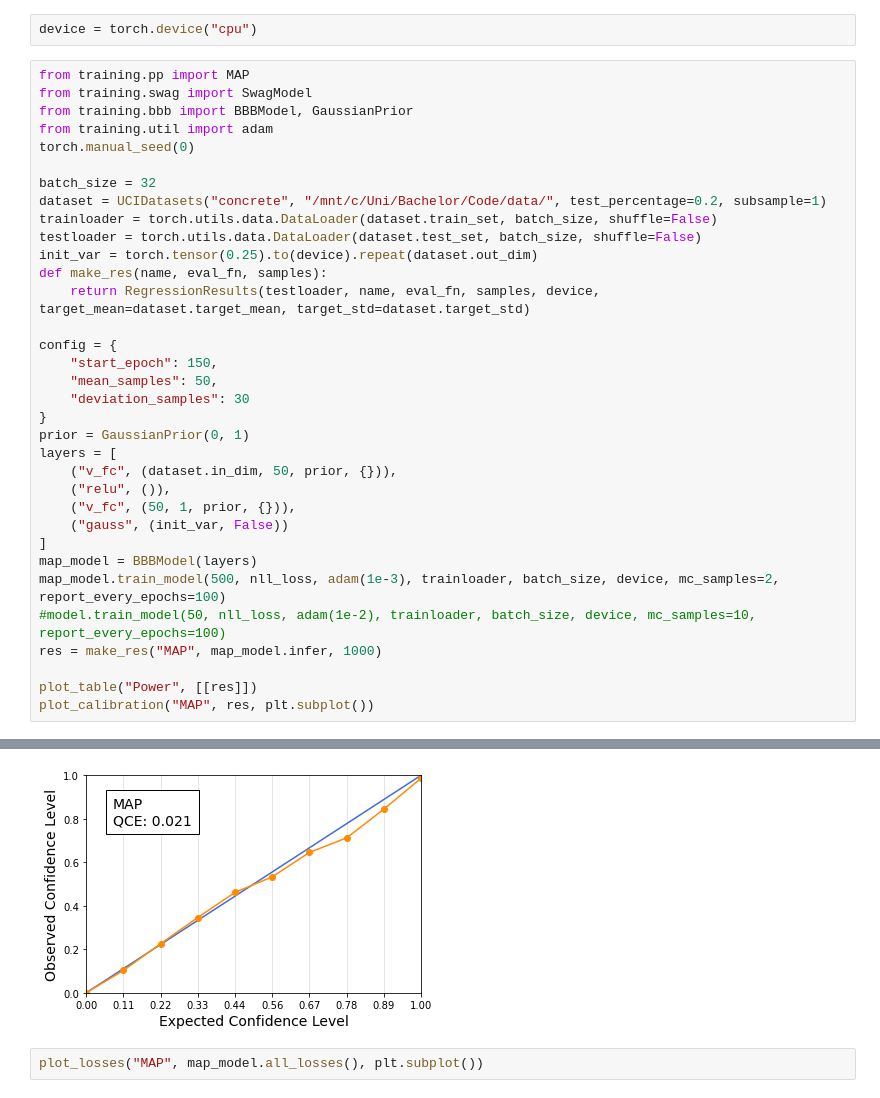
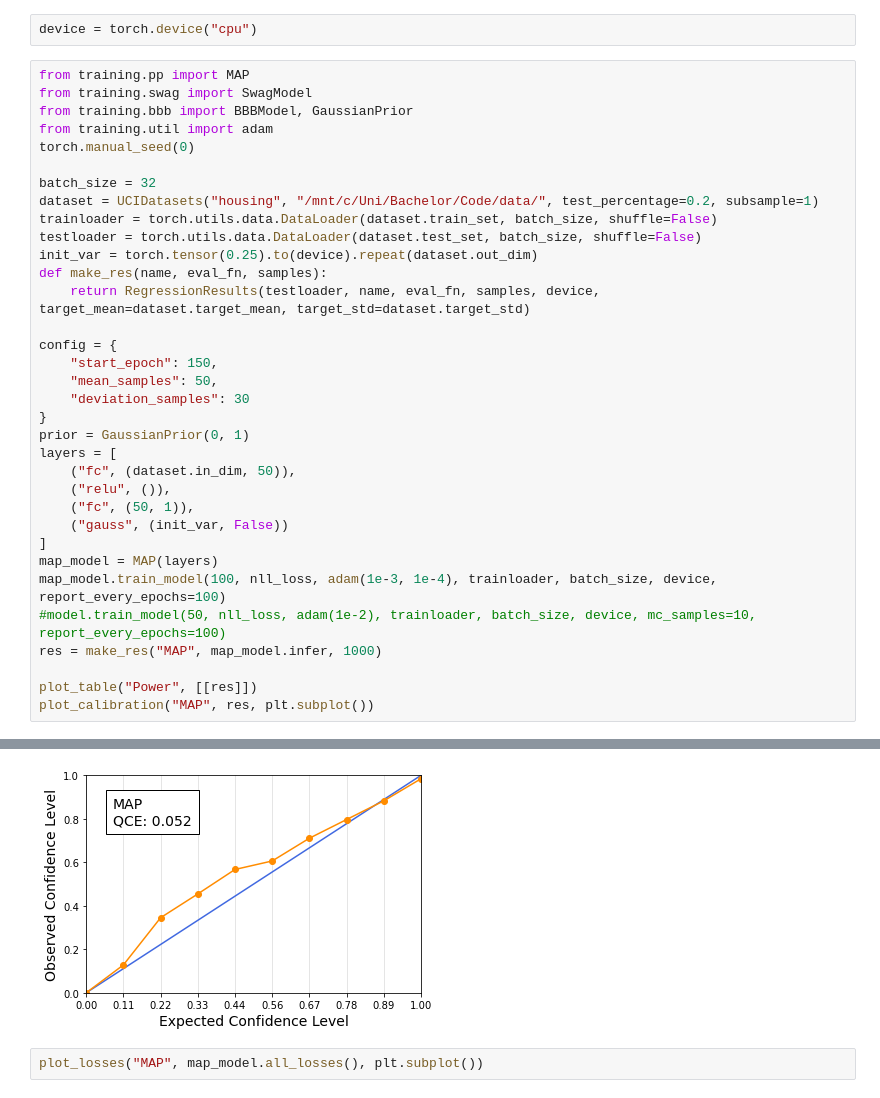
Before and after one commit to Feuermagier/VariationalBayesianDL, a Jupyter notebook: UCI.ipynb, the cells around one changed output, grey strips where cells are left out. Cells and saved outputs as stored; diff of their text form.

```diff
--- a/UCI.ipynb
+++ b/UCI.ipynb
@@ -26,7 +26,7 @@ from training.util import adam
 torch.manual_seed(0)
 
 batch_size = 32
-dataset = UCIDatasets("concrete", "/mnt/c/Uni/Bachelor/Code/data/", test_percentage=0.2, subsample=1)
+dataset = UCIDatasets("housing", "/mnt/c/Uni/Bachelor/Code/data/", test_percentage=0.2, subsample=1)
 trainloader = torch.utils.data.DataLoader(dataset.train_set, batch_size, shuffle=False)
 testloader = torch.utils.data.DataLoader(dataset.test_set, batch_size, shuffle=False)
 init_var = torch.tensor(0.25).to(device).repeat(dataset.out_dim)
@@ -40,13 +40,13 @@ config = {
 }
 prior = GaussianPrior(0, 1)
 layers = [
-    ("v_fc", (dataset.in_dim, 50, prior, {})),
+    ("fc", (dataset.in_dim, 50)),
     ("relu", ()),
-    ("v_fc", (50, 1, prior, {})),
+    ("fc", (50, 1)),
     ("gauss", (init_var, False))
 ]
-map_model = BBBModel(layers)
-map_model.train_model(500, nll_loss, adam(1e-3), trainloader, batch_size, device, mc_samples=2, report_every_epochs=100)
+map_model = MAP(layers)
+map_model.train_model(100, nll_loss, adam(1e-3, 1e-4), trainloader, batch_size, device, report_every_epochs=100)
 #model.train_model(50, nll_loss, adam(1e-2), trainloader, batch_size, device, mc_samples=10, report_every_epochs=100)
 res = make_res("MAP", map_model.infer, 1000)
 
@@ -66,4 +62,4 @@ MAP & $-3.25 \pm nan$ & $35.83 \pm nan$ & $31.36 \pm nan$ & $0.02 \pm nan$ \\
-[figure, old version]
+[figure, new version]
 # %%
 plot_losses("MAP", map_model.all_losses(), plt.subplot())
 # %% [output]
```
Also changed, not shown: parts of 1 cell of this notebook, 26 other files.
